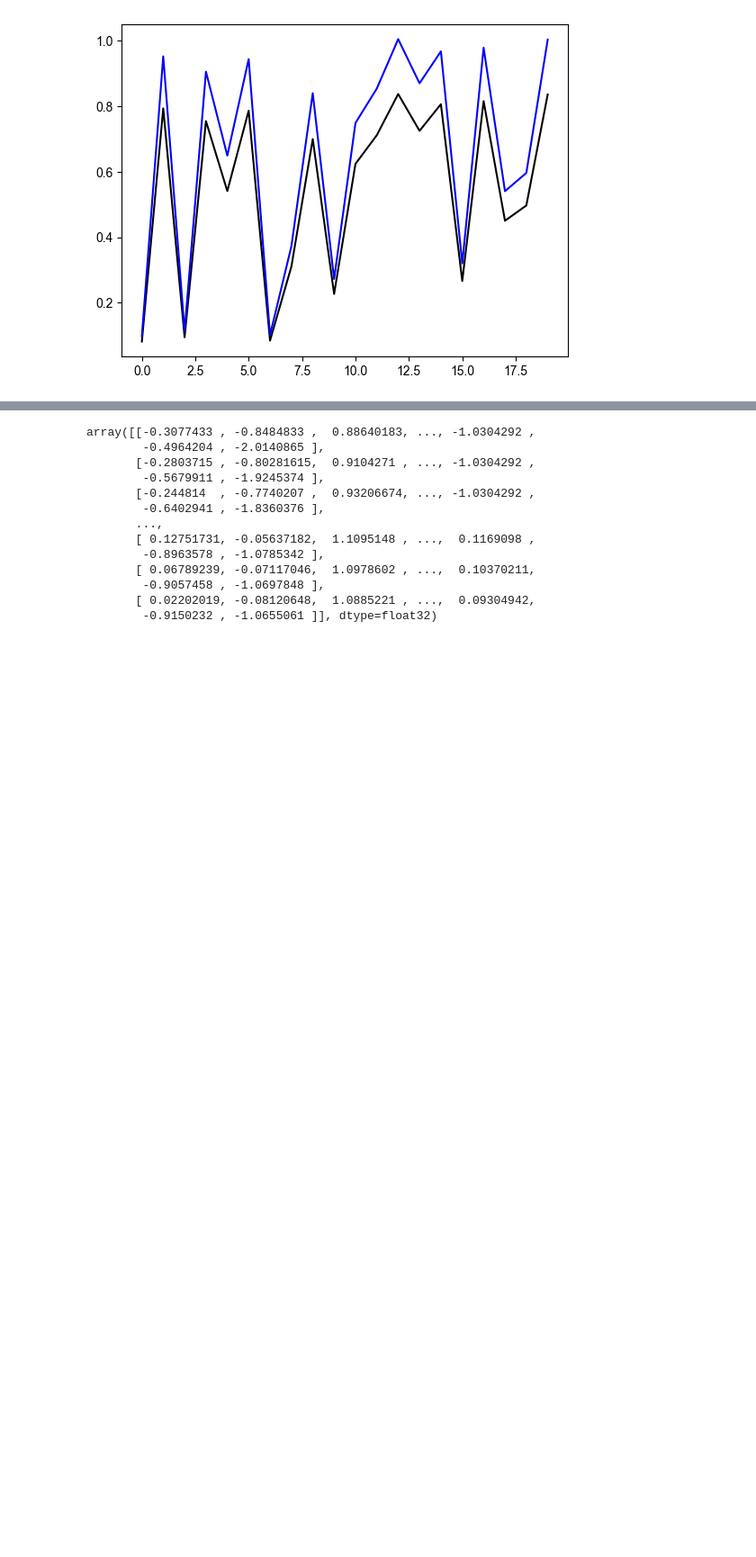
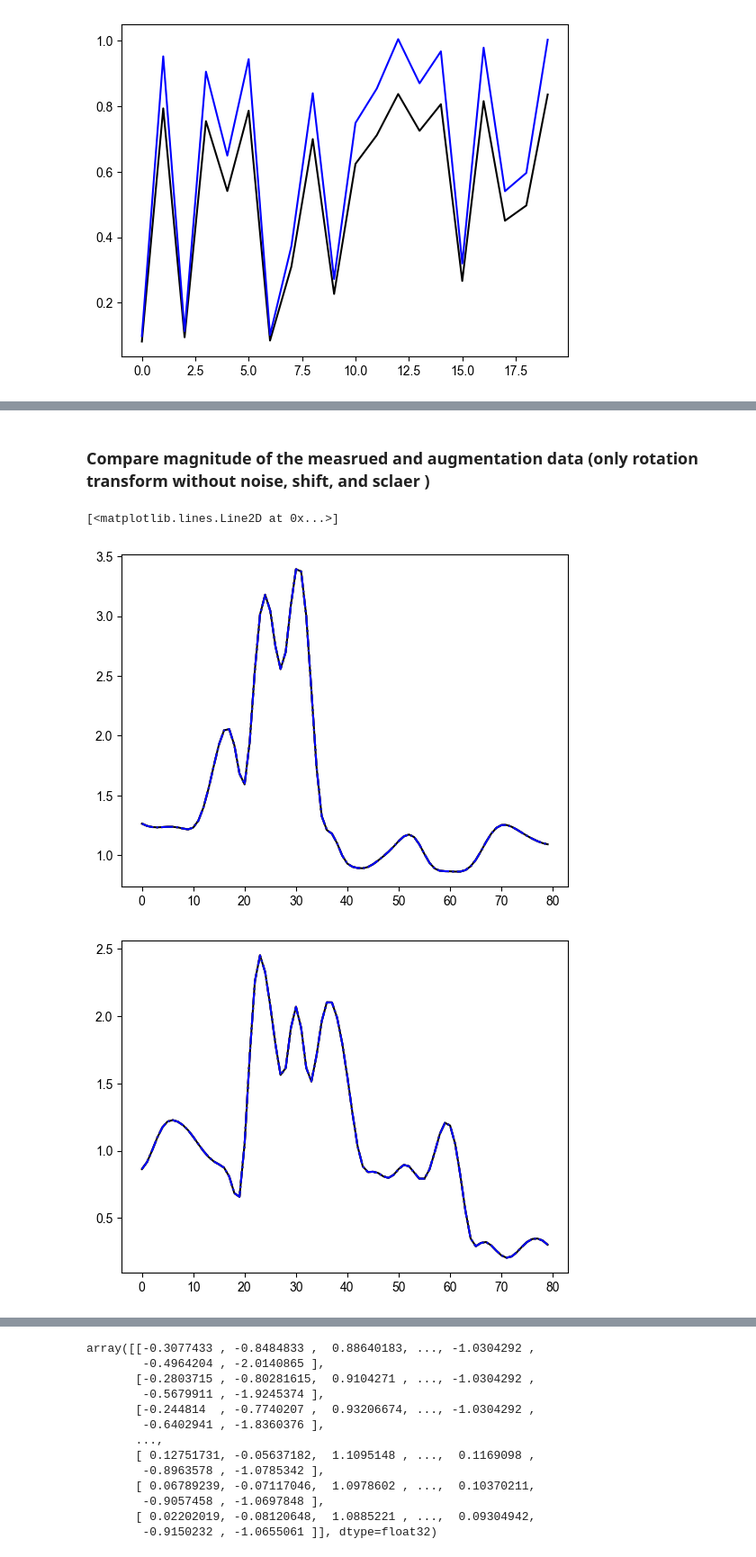
Before and after one commit to sunzhon/transfer_learning_for_droplanding, a Jupyter notebook: jupyter-lab/training_data_analysis.ipynb, the cells around one changed output, grey strips where cells are left out. Shown at 90% size. Cells and saved outputs as stored; diff of their text form; code cells hidden in the pictures; blank space fills up the shorter version.

```diff
--- a/jupyter-lab/training_data_analysis.ipynb
+++ b/jupyter-lab/training_data_analysis.ipynb
@@ -378,0 +406,31 @@ plt.plot(scaled_data[:,0],'b')
+# %% [markdown]
+### Compare magnitude of the measrued and augmentation data (only rotation transform without noise, shift, and sclaer )
+# %%
+def calculate_magnitude(data, field='CHEST_Accel'):
+    assert(isinstance(data, pd.DataFrame))
+    a_x = data[field+'_X']
+    a_y = data[field+'_Y']
+    a_z = data[field+'_Z']
+    a_a = np.sqrt(a_x**2 + a_y**2 + a_z**2)
+    return a_a
+
+
+
+
+plt.plot(calculate_magnitude(mdata,'CHEST_Accel'),'k')
+plt.plot(calculate_magnitude(adata_1,'CHEST_Accel'),'r-.')
+plt.plot(calculate_magnitude(adata_2,'CHEST_Accel'),'g-.')
+plt.plot(calculate_magnitude(adata_3,'CHEST_Accel'),'b-.')
+
+plt.figure()
+
+
+
+plt.plot(calculate_magnitude(mdata,'CHEST_Gyro'),'k')
+plt.plot(calculate_magnitude(adata_1,'CHEST_Gyro'),'r-.')
+plt.plot(calculate_magnitude(adata_2,'CHEST_Gyro'),'g-.')
+plt.plot(calculate_magnitude(adata_3,'CHEST_Gyro'),'b-.')
+# %% [output]
+[<matplotlib.lines.Line2D at 0x...>]
+[figure, added]
+[figure, added]
```
Also changed, not shown: parts of 20 cells of this notebook, 9 other files.
